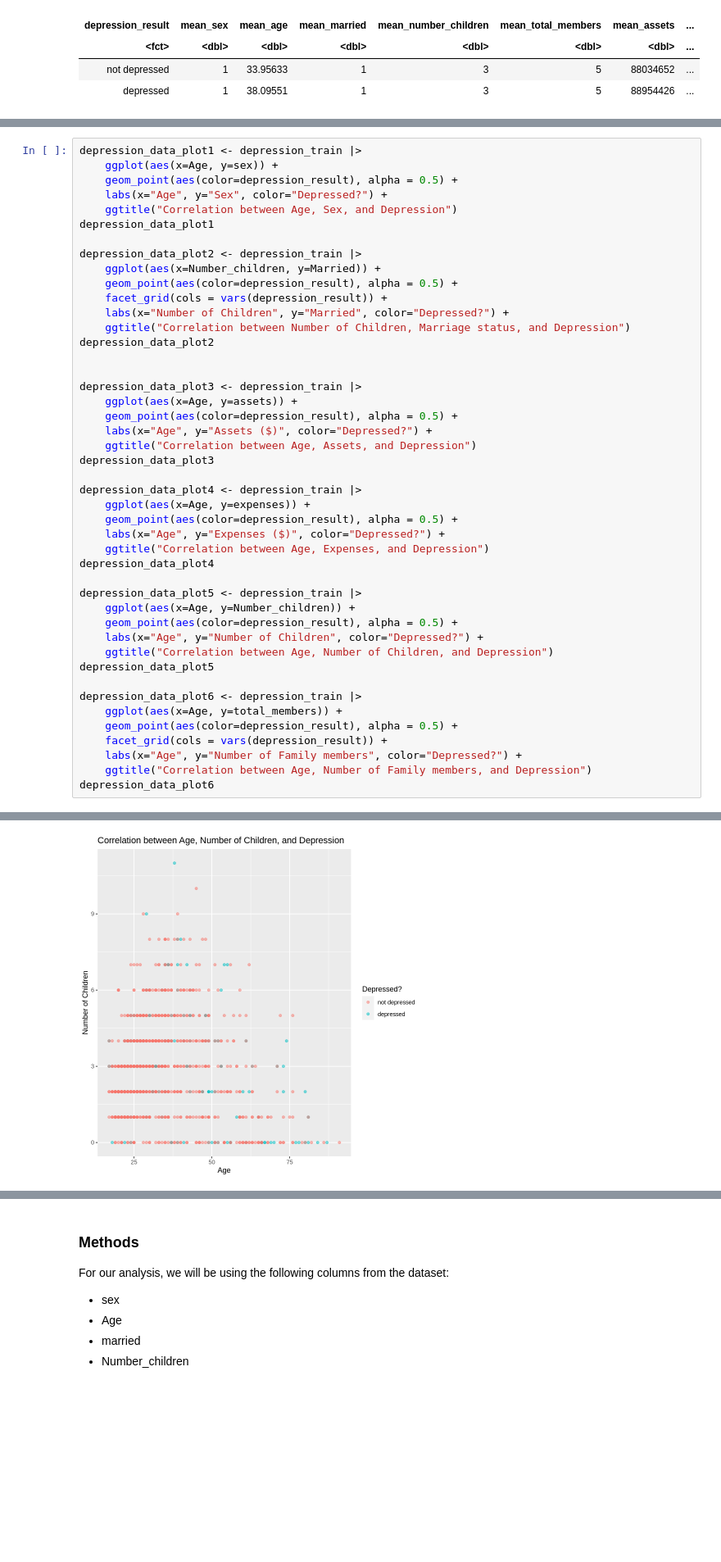
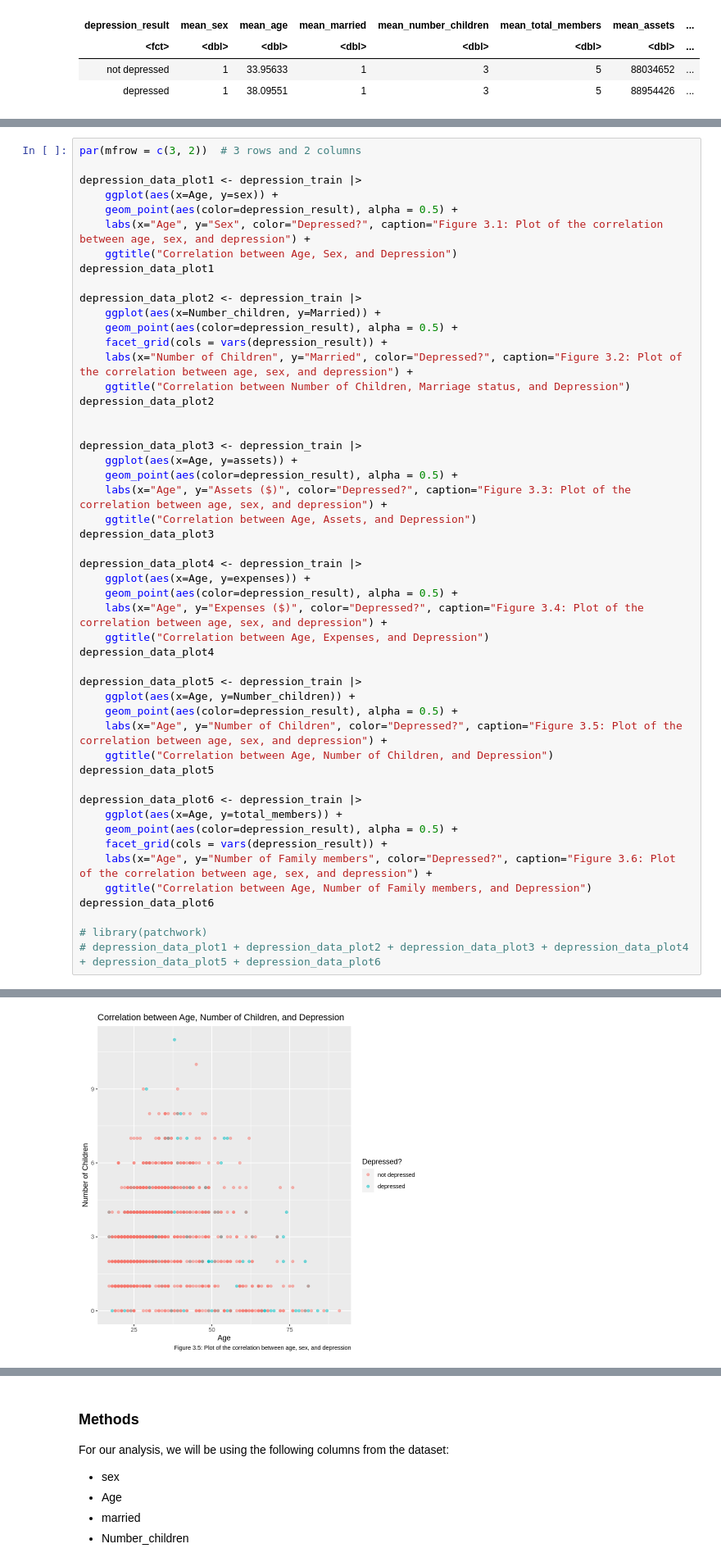
Before and after one commit to DonaldKLee/DSCI-100-Group-Project, a Jupyter notebook: main.ipynb, the cells around one changed output, grey strips where cells are left out. Shown: that part at 82% size. Cells and saved outputs as stored; diff of their text form; blank space fills up the shorter version.

Commit message:
Added figure numbers

```diff
--- a/main.ipynb
+++ b/main.ipynb
@@ -93,9 +97,11 @@ A tibble: 2 × 9
 ## Data Visualization
 # %%
+par(mfrow = c(3, 2))  # 3 rows and 2 columns
+
 depression_data_plot1 <- depression_train |>
     ggplot(aes(x=Age, y=sex)) +
     geom_point(aes(color=depression_result), alpha = 0.5) +
-    labs(x="Age", y="Sex", color="Depressed?") +
+    labs(x="Age", y="Sex", color="Depressed?", caption="Figure 3.1: Plot of the correlation between age, sex, and depression") +
     ggtitle("Correlation between Age, Sex, and Depression")
 depression_data_plot1
 
@@ -103,7 +109,7 @@ depression_data_plot2 <- depression_train |>
     ggplot(aes(x=Number_children, y=Married)) +
     geom_point(aes(color=depression_result), alpha = 0.5) +
     facet_grid(cols = vars(depression_result)) +
-    labs(x="Number of Children", y="Married", color="Depressed?") +
+    labs(x="Number of Children", y="Married", color="Depressed?", caption="Figure 3.2: Plot of the correlation between age, sex, and depression") +
     ggtitle("Correlation between Number of Children, Marriage status, and Depression")
 depression_data_plot2
 
@@ -111,21 +117,21 @@ depression_data_plot2
 depression_data_plot3 <- depression_train |>
     ggplot(aes(x=Age, y=assets)) +
     geom_point(aes(color=depression_result), alpha = 0.5) +
-    labs(x="Age", y="Assets ($)", color="Depressed?") +
+    labs(x="Age", y="Assets ($)", color="Depressed?", caption="Figure 3.3: Plot of the correlation between age, sex, and depression") +
     ggtitle("Correlation between Age, Assets, and Depression")
 depression_data_plot3
 
 depression_data_plot4 <- depression_train |>
     ggplot(aes(x=Age, y=expenses)) +
     geom_point(aes(color=depression_result), alpha = 0.5) +
-    labs(x="Age", y="Expenses ($)", color="Depressed?") +
+    labs(x="Age", y="Expenses ($)", color="Depressed?", caption="Figure 3.4: Plot of the correlation between age, sex, and depression") +
     ggtitle("Correlation between Age, Expenses, and Depression")
 depression_data_plot4
 
 depression_data_plot5 <- depression_train |>
     ggplot(aes(x=Age, y=Number_children)) +
     geom_point(aes(color=depression_result), alpha = 0.5) +
-    labs(x="Age", y="Number of Children", color="Depressed?") +
+    labs(x="Age", y="Number of Children", color="Depressed?", caption="Figure 3.5: Plot of the correlation between age, sex, and depression") +
     ggtitle("Correlation between Age, Number of Children, and Depression")
 depression_data_plot5
 
@@ -133,7 +139,10 @@ depression_data_plot6 <- depression_train |>
     ggplot(aes(x=Age, y=total_members)) +
     geom_point(aes(color=depression_result), alpha = 0.5) +
     facet_grid(cols = vars(depression_result)) +
-    labs(x="Age", y="Number of Family members", color="Depressed?") +
+    labs(x="Age", y="Number of Family members", color="Depressed?", caption="Figure 3.6: Plot of the correlation between age, sex, and depression") +
     ggtitle("Correlation between Age, Number of Family members, and Depression")
 depression_data_plot6
+
+# library(patchwork)
+# depression_data_plot1 + depression_data_plot2 + depression_data_plot3 + depression_data_plot4 + depression_data_plot5 + depression_data_plot6
 # %% [output]
@@ -144 +153 @@ depression_data_plot6
-[figure, old version]
+[figure, new version]
```
Also changed, not shown: parts of 23 cells of this notebook.
